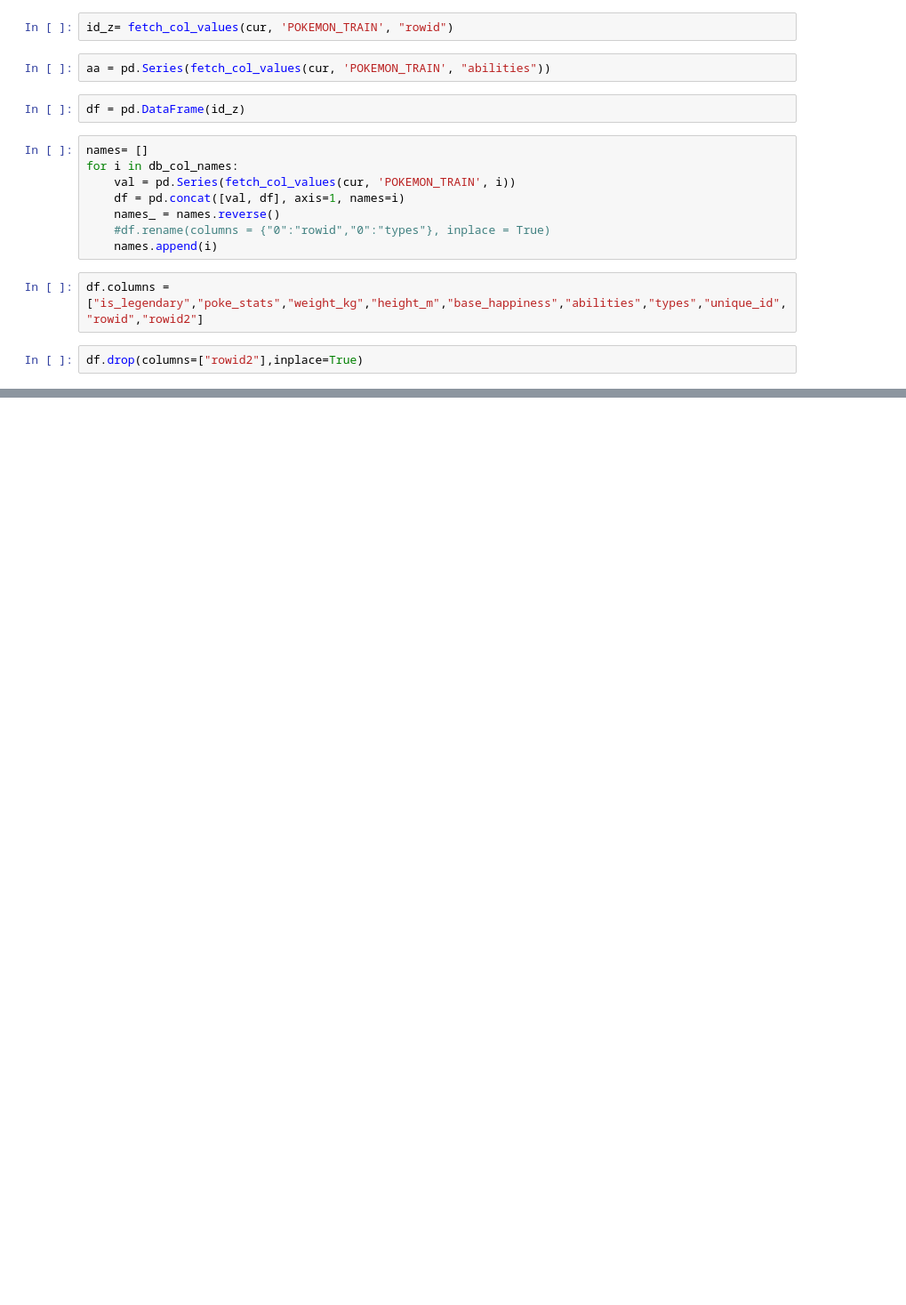
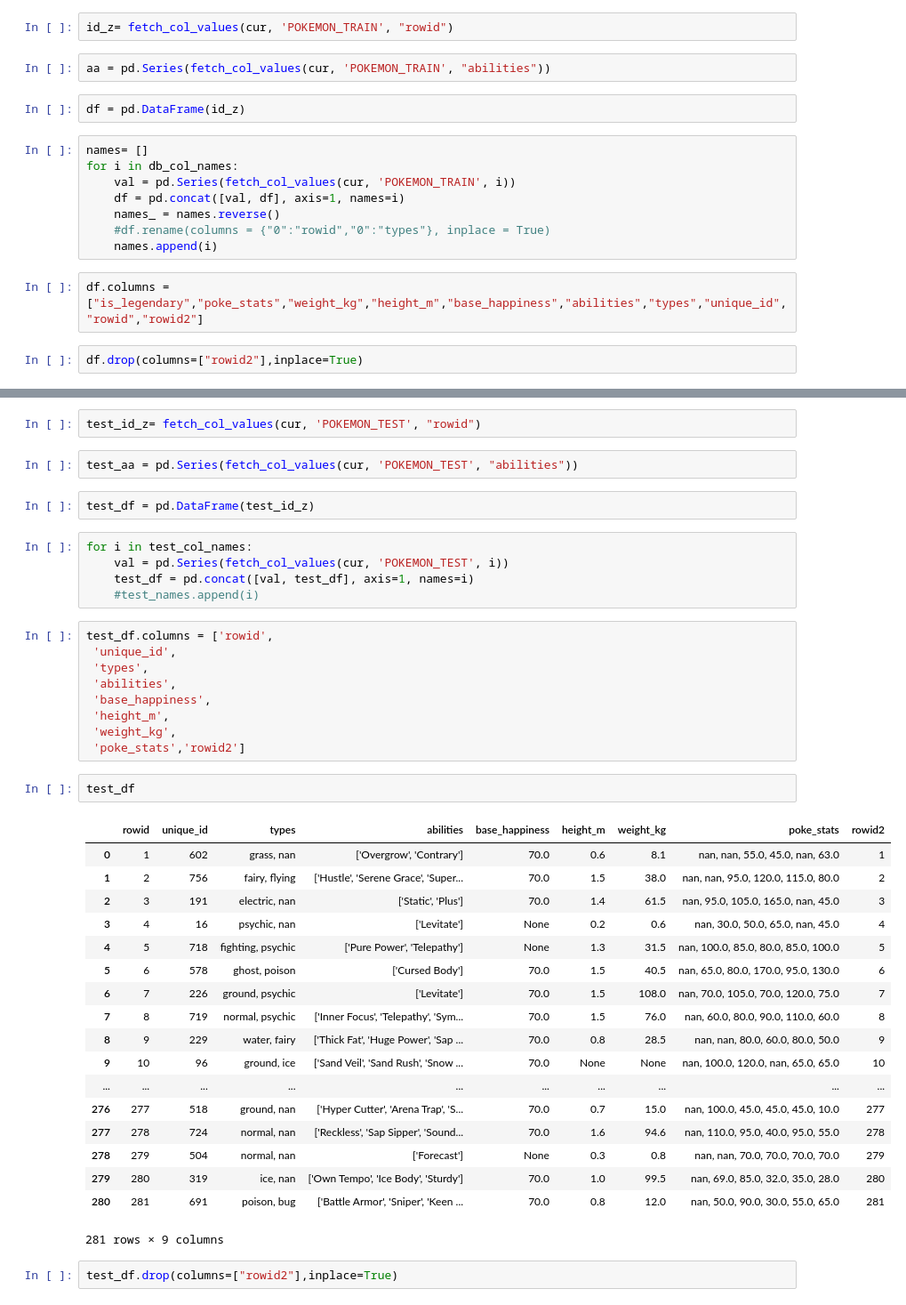
Before and after one commit to csun-data-science-bootcamp-19/TeamNomad, a Jupyter notebook: db_import.ipynb, the cells around one changed output, grey strips where cells are left out. Shown at 89% size. Saved outputs shown, nothing was run; the diff lists cells and outputs as text; blank space fills up the shorter version.

Commit message:
pokeman train and test csv

```diff
--- a/db_import.ipynb
+++ b/db_import.ipynb
@@ -85,0 +92,43 @@ df
+# %%
+test_id_z= fetch_col_values(cur, 'POKEMON_TEST', "rowid")
+# %%
+test_aa = pd.Series(fetch_col_values(cur, 'POKEMON_TEST', "abilities"))
+# %%
+test_df = pd.DataFrame(test_id_z)
+# %%
+for i in test_col_names:
+    val = pd.Series(fetch_col_values(cur, 'POKEMON_TEST', i))
+    test_df = pd.concat([val, test_df], axis=1, names=i)
+    #test_names.append(i)
+# %%
+test_df.columns = ['rowid',
+ 'unique_id',
+ 'types',
+ 'abilities',
+ 'base_happiness',
+ 'height_m',
+ 'weight_kg',
+ 'poke_stats','rowid2']
+# %%
+test_df
+# %% [output]
+|  | rowid | unique_id | types | abilities | base_happiness | height_m | weight_kg | poke_stats | rowid2 |
+| 0 | 1 | 602 | grass, nan | ['Overgrow', 'Contrary'] | 70.0 | 0.6 | 8.1 | nan, nan, 55.0, 45.0, nan, 63.0 | 1 |
+| 1 | 2 | 756 | fairy, flying | ['Hustle', 'Serene Grace', 'Super... | 70.0 | 1.5 | 38.0 | nan, nan, 95.0, 120.0, 115.0, 80.0 | 2 |
+| 2 | 3 | 191 | electric, nan | ['Static', 'Plus'] | 70.0 | 1.4 | 61.5 | nan, 95.0, 105.0, 165.0, nan, 45.0 | 3 |
+| 3 | 4 | 16 | psychic, nan | ['Levitate'] | None | 0.2 | 0.6 | nan, 30.0, 50.0, 65.0, nan, 45.0 | 4 |
+| 4 | 5 | 718 | fighting, psychic | ['Pure Power', 'Telepathy'] | None | 1.3 | 31.5 | nan, 100.0, 85.0, 80.0, 85.0, 100.0 | 5 |
+| 5 | 6 | 578 | ghost, poison | ['Cursed Body'] | 70.0 | 1.5 | 40.5 | nan, 65.0, 80.0, 170.0, 95.0, 130.0 | 6 |
+| 6 | 7 | 226 | ground, psychic | ['Levitate'] | 70.0 | 1.5 | 108.0 | nan, 70.0, 105.0, 70.0, 120.0, 75.0 | 7 |
+| 7 | 8 | 719 | normal, psychic | ['Inner Focus', 'Telepathy', 'Sym... | 70.0 | 1.5 | 76.0 | nan, 60.0, 80.0, 90.0, 110.0, 60.0 | 8 |
+| 8 | 9 | 229 | water, fairy | ['Thick Fat', 'Huge Power', 'Sap ... | 70.0 | 0.8 | 28.5 | nan, nan, 80.0, 60.0, 80.0, 50.0 | 9 |
+| 9 | 10 | 96 | ground, ice | ['Sand Veil', 'Sand Rush', 'Snow ... | 70.0 | None | None | nan, 100.0, 120.0, nan, 65.0, 65.0 | 10 |
+| ... | ... | ... | ... | ... | ... | ... | ... | ... | ... |
+| 276 | 277 | 518 | ground, nan | ['Hyper Cutter', 'Arena Trap', 'S... | 70.0 | 0.7 | 15.0 | nan, 100.0, 45.0, 45.0, 45.0, 10.0 | 277 |
+| 277 | 278 | 724 | normal, nan | ['Reckless', 'Sap Sipper', 'Sound... | 70.0 | 1.6 | 94.6 | nan, 110.0, 95.0, 40.0, 95.0, 55.0 | 278 |
+| 278 | 279 | 504 | normal, nan | ['Forecast'] | None | 0.3 | 0.8 | nan, nan, 70.0, 70.0, 70.0, 70.0 | 279 |
+| 279 | 280 | 319 | ice, nan | ['Own Tempo', 'Ice Body', 'Sturdy'] | 70.0 | 1.0 | 99.5 | nan, 69.0, 85.0, 32.0, 35.0, 28.0 | 280 |
+| 280 | 281 | 691 | poison, bug | ['Battle Armor', 'Sniper', 'Keen ... | 70.0 | 0.8 | 12.0 | nan, 50.0, 90.0, 30.0, 55.0, 65.0 | 281 |
+281 rows × 9 columns
+# %%
+test_df.drop(columns=["rowid2"],inplace=True)
```
Also changed, not shown: parts of 7 cells of this notebook, 3 other files.
